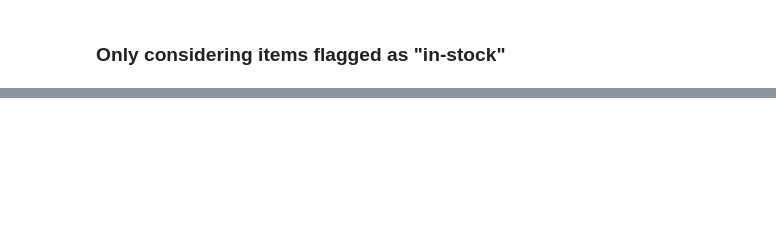
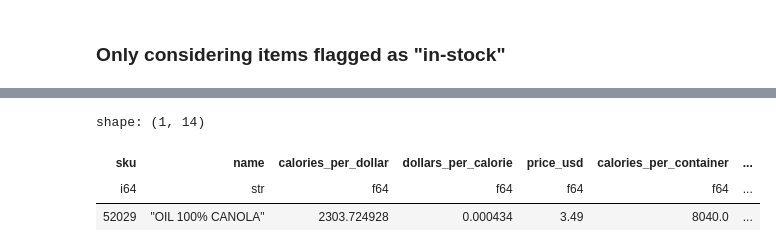
Before and after one commit to hnmns/tallying-joules, a Jupyter notebook: tj_analysis_scratchwork.ipynb, the cells around one changed output, grey strips where cells are left out. Cells and saved outputs as stored; diff of their text form; code cells hidden in the pictures; blank space fills up the shorter version.

```diff
--- a/tj_analysis_scratchwork.ipynb
+++ b/tj_analysis_scratchwork.ipynb
@@ -403,0 +421,7 @@ tj_calorie_scatter = alt.Chart(tjhp_clean_instock).mark_point(
+# %%
+tjhp_clean.head(1)
+# %% [output]
+shape: (1, 14)
+| sku | name | calories_per_dollar | dollars_per_calorie | price_usd | calories_per_container | ... |
+| i64 | str | f64 | f64 | f64 | f64 | ... |
+| 52029 | "OIL 100% CANOLA" | 2303.724928 | 0.000434 | 3.49 | 8040.0 | ... |
```
Also changed, not shown: parts of 4 cells of this notebook, 11 other files.
